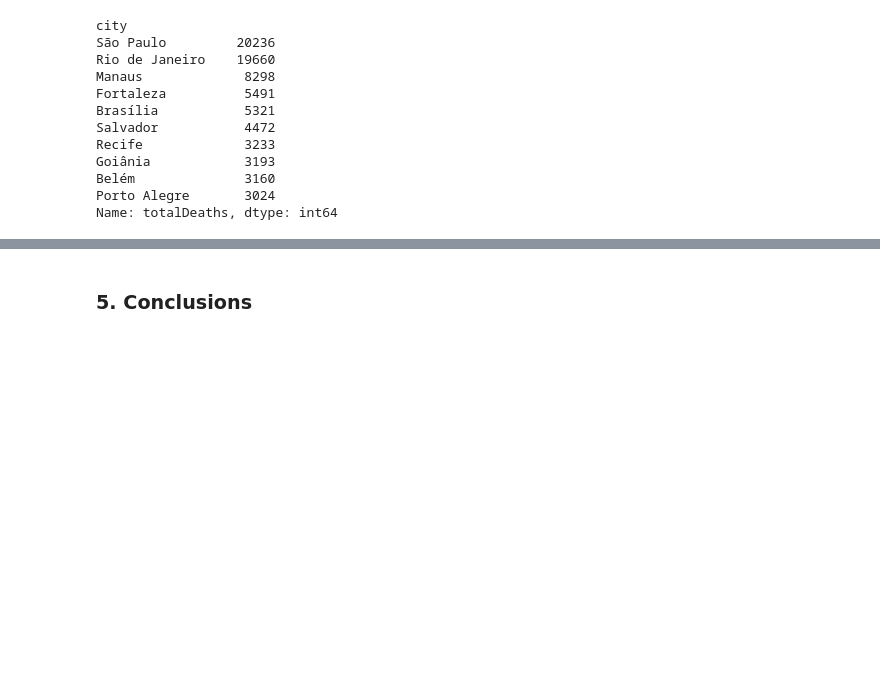
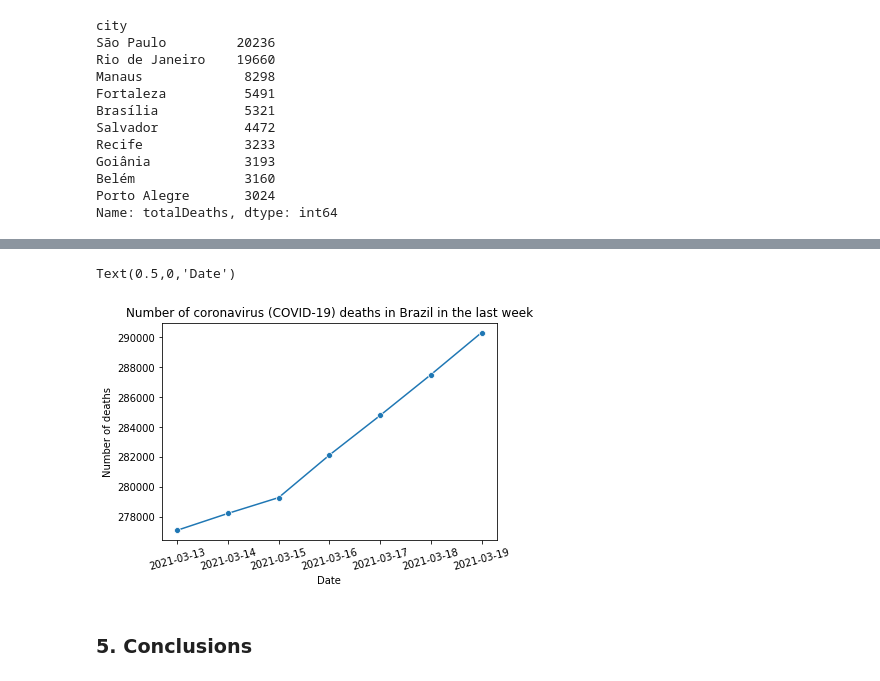
Before and after one commit to romulloferreira/BrazilCovid19_DataAnalysis, a Jupyter notebook: BrazilCovid19_DataAnalysis.ipynb, the cells around one changed output, grey strips where cells are left out. Cells and saved outputs as stored; diff of their text form; code cells hidden in the pictures; blank space fills up the shorter version.

```diff
--- a/BrazilCovid19_DataAnalysis.ipynb
+++ b/BrazilCovid19_DataAnalysis.ipynb
@@ -655,3 +680,15 @@ Name: totalDeaths, dtype: int64
+# %%
+df_deathsData = df_week_notnull.groupby('data')['obitosAcumulado'].sum().reset_index()
+# %%
+#Number of deaths. Time period: 2021-03-13 to 2021-03-19
+sns.lineplot(x="data", y="obitosAcumulado", data=df_deathsData, marker='o', ci=None)
+plt.xticks(rotation=15)
+plt.title('Number of coronavirus (COVID-19) deaths in Brazil in the last week')
+plt.ylabel("Number of deaths")
+plt.xlabel("Date")
+# %% [output]
+Text(0.5,0,'Date')
+[figure, added]
 # %% [markdown]
 ### 5. Conclusions
 # %% [markdown]
```
Also changed, not shown: parts of 14 cells of this notebook.
